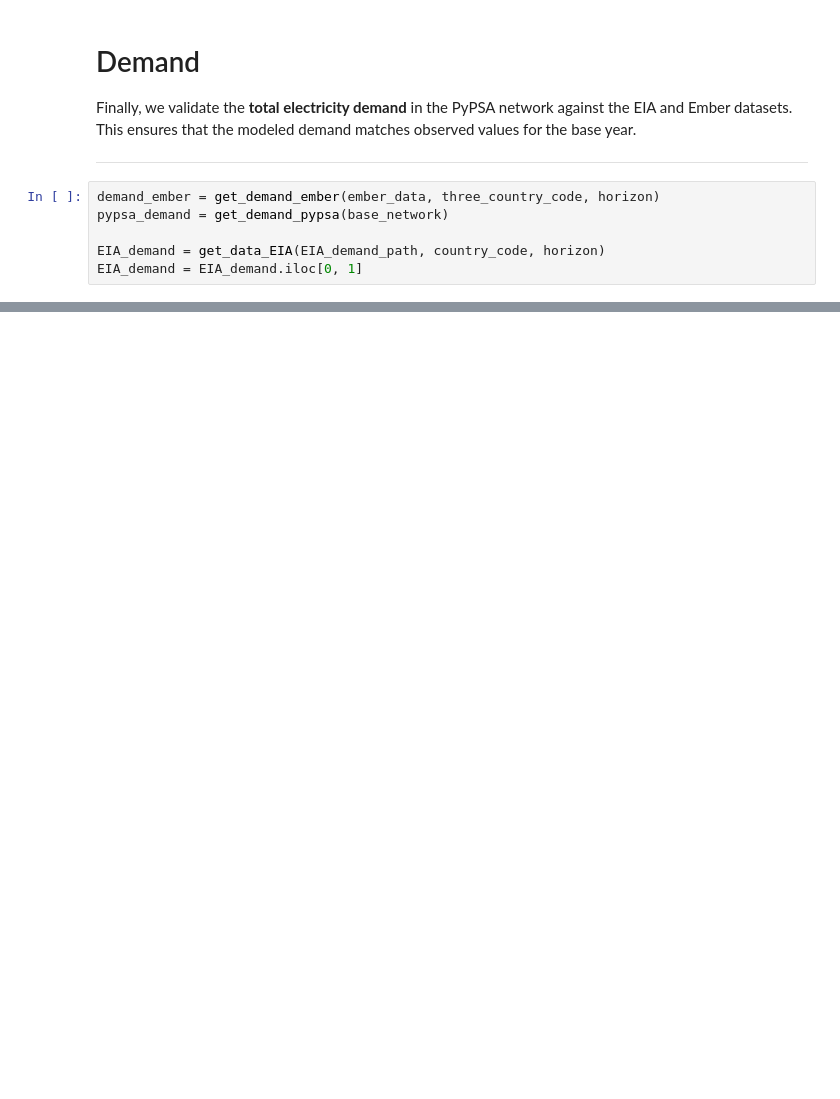
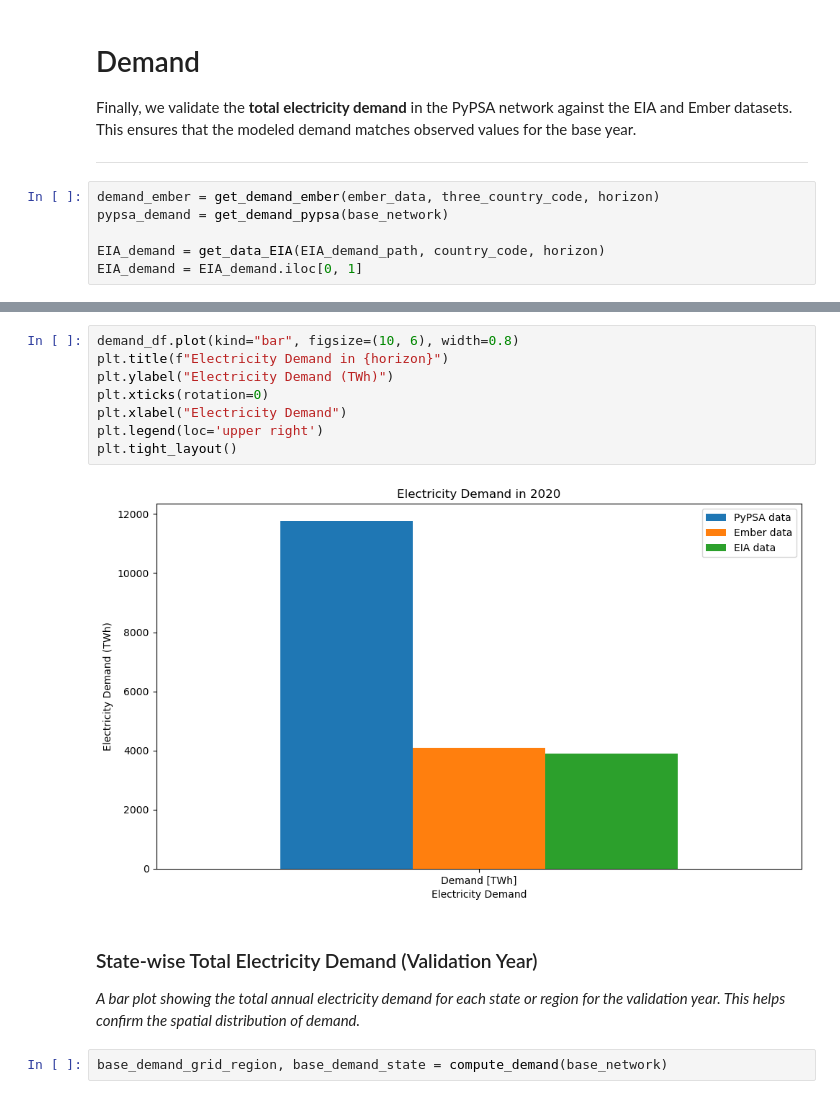
Before and after one commit to open-energy-transition/efuels-supply-potentials, a Jupyter notebook: notebooks/validation_EIA_Ember.ipynb, the cells around one changed output, grey strips where cells are left out. Drawn from its saved outputs; the diff is of its cells as text; blank space fills up the shorter version.

```diff
--- a/notebooks/validation_EIA_Ember.ipynb
+++ b/notebooks/validation_EIA_Ember.ipynb
@@ -231,0 +224,15 @@ demand_df
+# %%
+demand_df.plot(kind="bar", figsize=(10, 6), width=0.8)
+plt.title(f"Electricity Demand in {horizon}")
+plt.ylabel("Electricity Demand (TWh)")
+plt.xticks(rotation=0)
+plt.xlabel("Electricity Demand")
+plt.legend(loc='upper right')
+plt.tight_layout()
+# %% [output]
+[figure, added]
+# %% [markdown]
+### State-wise Total Electricity Demand (Validation Year)
+*A bar plot showing the total annual electricity demand for each state or region for the validation year. This helps confirm the spatial distribution of demand.*
+# %%
+base_demand_grid_region, base_demand_state = compute_demand(base_network)
```
Also changed, not shown: parts of 16 cells of this notebook, 1 other file.
